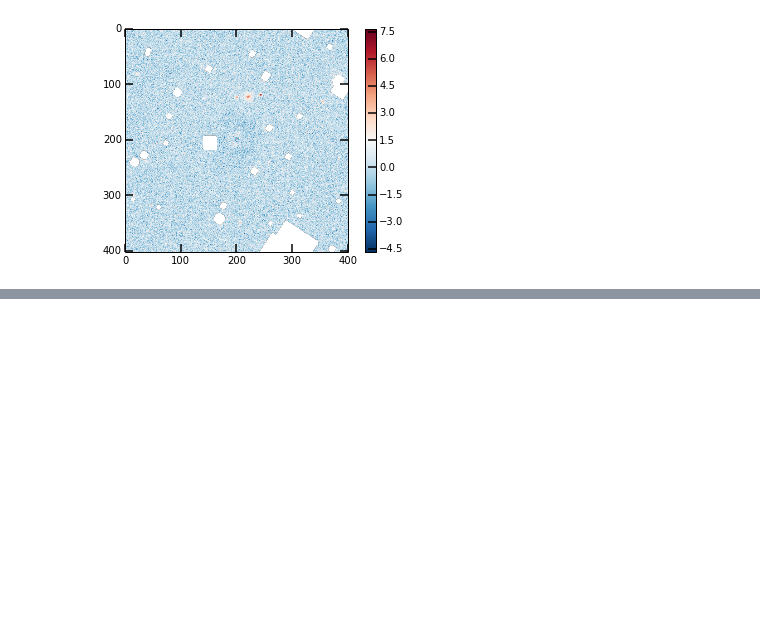
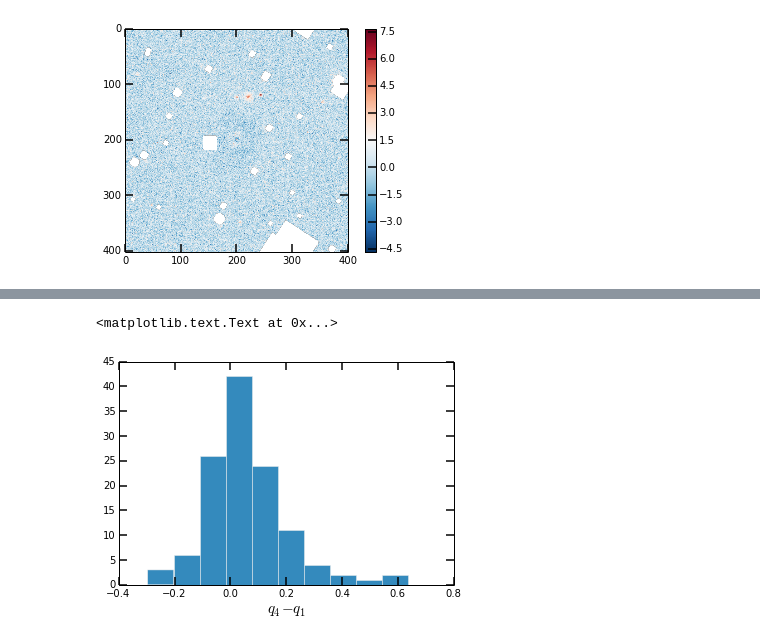
Before and after one commit to smoh/ETGOutskirts, a Jupyter notebook: 20141119/ExamineStamps.ipynb, the cells around one changed output, grey strips where cells are left out. Drawn from its saved outputs; the diff is of its cells as text; code cells hidden in the pictures; blank space fills up the shorter version.

```diff
--- a/20141119/ExamineStamps.ipynb
+++ b/20141119/ExamineStamps.ipynb
@@ -501,0 +561,6 @@ colorbar()
+# %%
+hist([s.models['deVExp'].p[0].q[cutDoubleComp]-s.models['deVExp'].p[1].q[cutDoubleComp]])
+xlabel('$q_4 - q_1$')
+# %% [output]
+<matplotlib.text.Text at 0x...>
+[figure, added]
```
Also changed, not shown: parts of 39 cells of this notebook, 3 other files.
